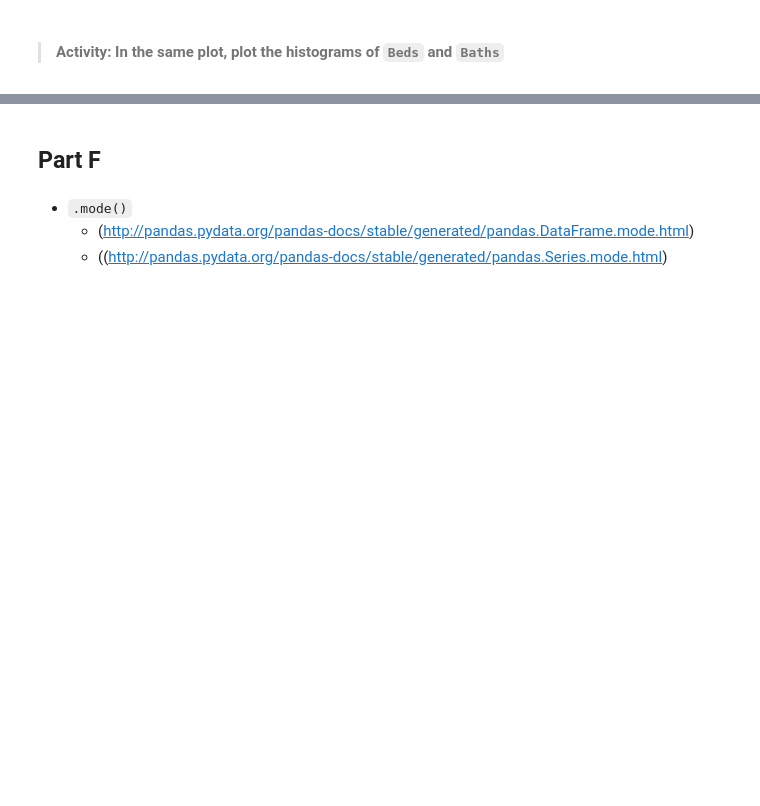
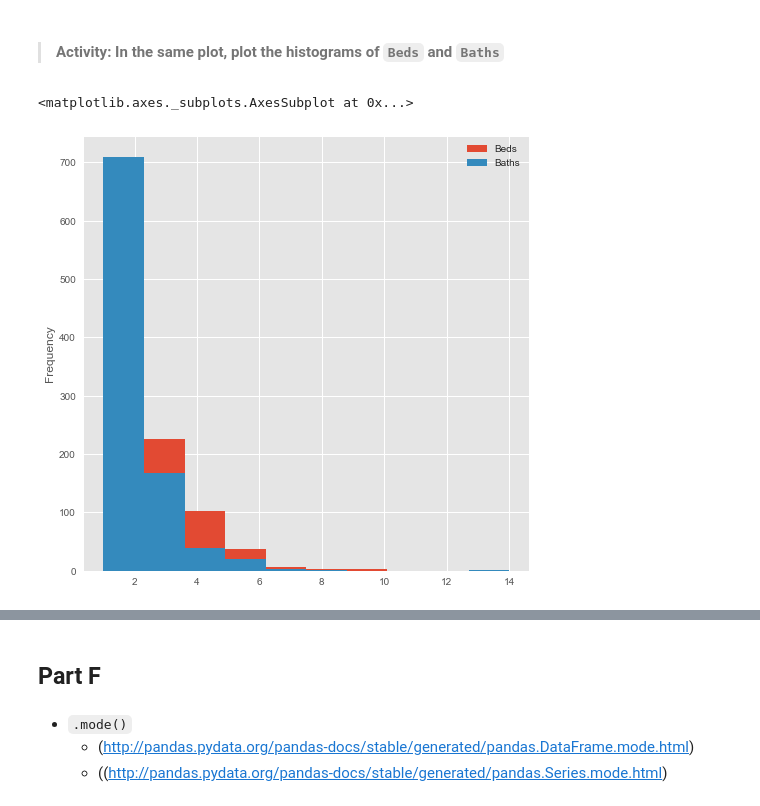
Before and after one commit to yangliu222/DS-SF-42, a Jupyter notebook: classes/03/notebooks/codealong-03-exploratory-data-analysis-starter-code.ipynb, the cells around one changed output, grey strips where cells are left out. Saved outputs shown, nothing was run; the diff lists cells and outputs as text; code cells hidden in the pictures; blank space fills up the shorter version.

```diff
--- a/classes/03/notebooks/codealong-03-exploratory-data-analysis-starter-code.ipynb
+++ b/classes/03/notebooks/codealong-03-exploratory-data-analysis-starter-code.ipynb
@@ -220,0 +646,6 @@ df.Beds.hist(figsize = (8, 8))
+# %%
+# TODO
+df[['Beds','Baths']].plot(kind = 'hist', figsize = (8,8))
+# %% [output]
+<matplotlib.axes._subplots.AxesSubplot at 0x...>
+[figure, added]
```
Also changed, not shown: parts of 84 cells of this notebook, 3 other files.
